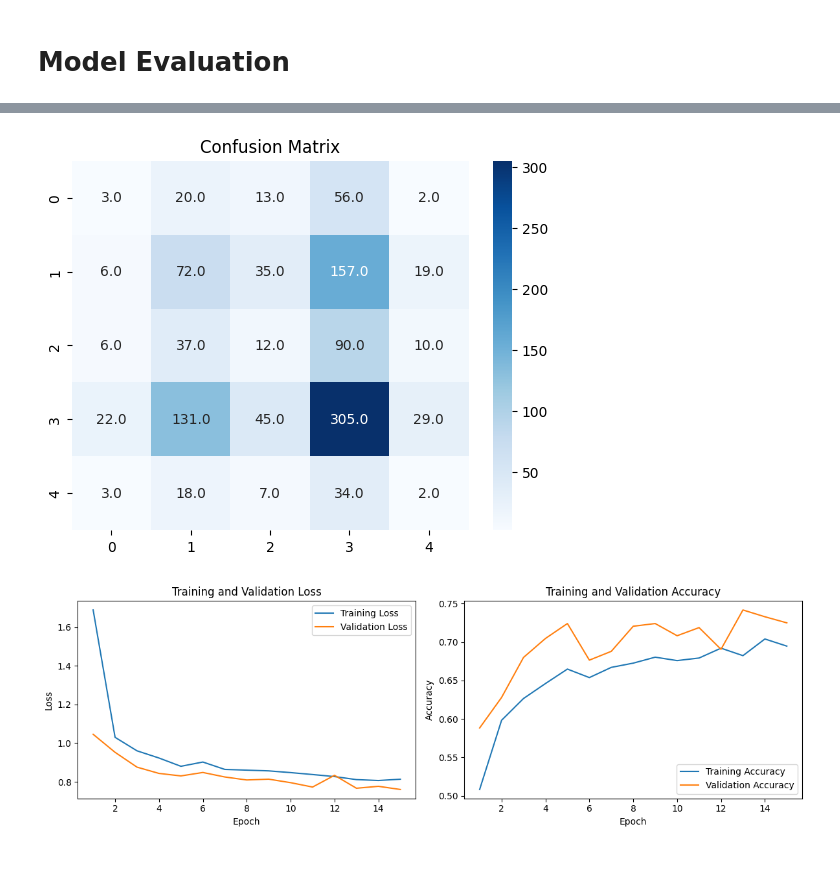
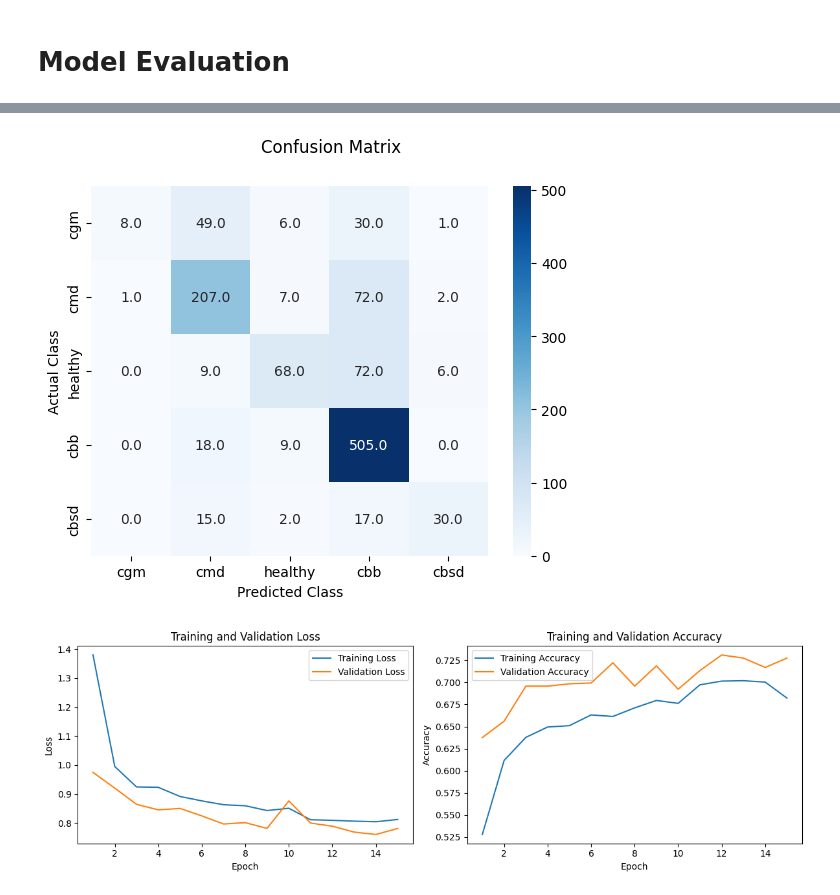
Before and after one commit to eskayML/cassava_classification, a Jupyter notebook: M_J_Training_of_Cassava_Detection.ipynb, the cells around one changed output, grey strips where cells are left out. Drawn from its saved outputs; the diff is of its cells as text; code cells hidden in the pictures; blank space fills up the shorter version.

```diff
--- a/M_J_Training_of_Cassava_Detection.ipynb
+++ b/M_J_Training_of_Cassava_Detection.ipynb
@@ -221,7 +223,7 @@ validation_data_dir = '/content/output/val'
 train_generator = datagen.flow_from_directory(train_data_dir,
 	class_mode='categorical', batch_size=batch_size, target_size=(224,224), shuffle = True)
 validation_generator = datagen.flow_from_directory(validation_data_dir,
-	class_mode='categorical', batch_size=batch_size, target_size=(224,224), shuffle = True)
+	class_mode='categorical', batch_size=batch_size, target_size=(224,224), shuffle = False)
 # %% [output]
 Found 4522 images belonging to 5 classes.
 Found 1134 images belonging to 5 classes.
@@ -342,12 +349,14 @@ F1 Score: 0.7178130745887756
 # %%
 cm = metrics.confusion_matrix(y_true, y_preds)
+labels = ['cgm','cmd','healthy','cbb','cbsd']
 
-# Create a heatmap of the confusion matrix
-sns.heatmap(cm, annot=True, fmt='.1f', cmap='Blues')
-plt.title('Confusion Matrix')
+sns.heatmap(cm, annot=True, fmt='.1f', cmap='Blues',xticklabels = labels ,yticklabels=labels )
+plt.suptitle('Confusion Matrix')
+plt.xlabel('Predicted Class')
+plt.ylabel('Actual Class')
 plt.show()
 # %% [output]
-[figure, old version]
+[figure, new version]
 # %%
 # Extract training history
 training_loss = history.history['loss']
@@ -379,4 +388,4 @@ plt.legend()
 plt.tight_layout()
 plt.show()
 # %% [output]
-[figure, old version]
+[figure, new version]
```
Also changed, not shown: parts of 12 cells of this notebook, 2 other files.
